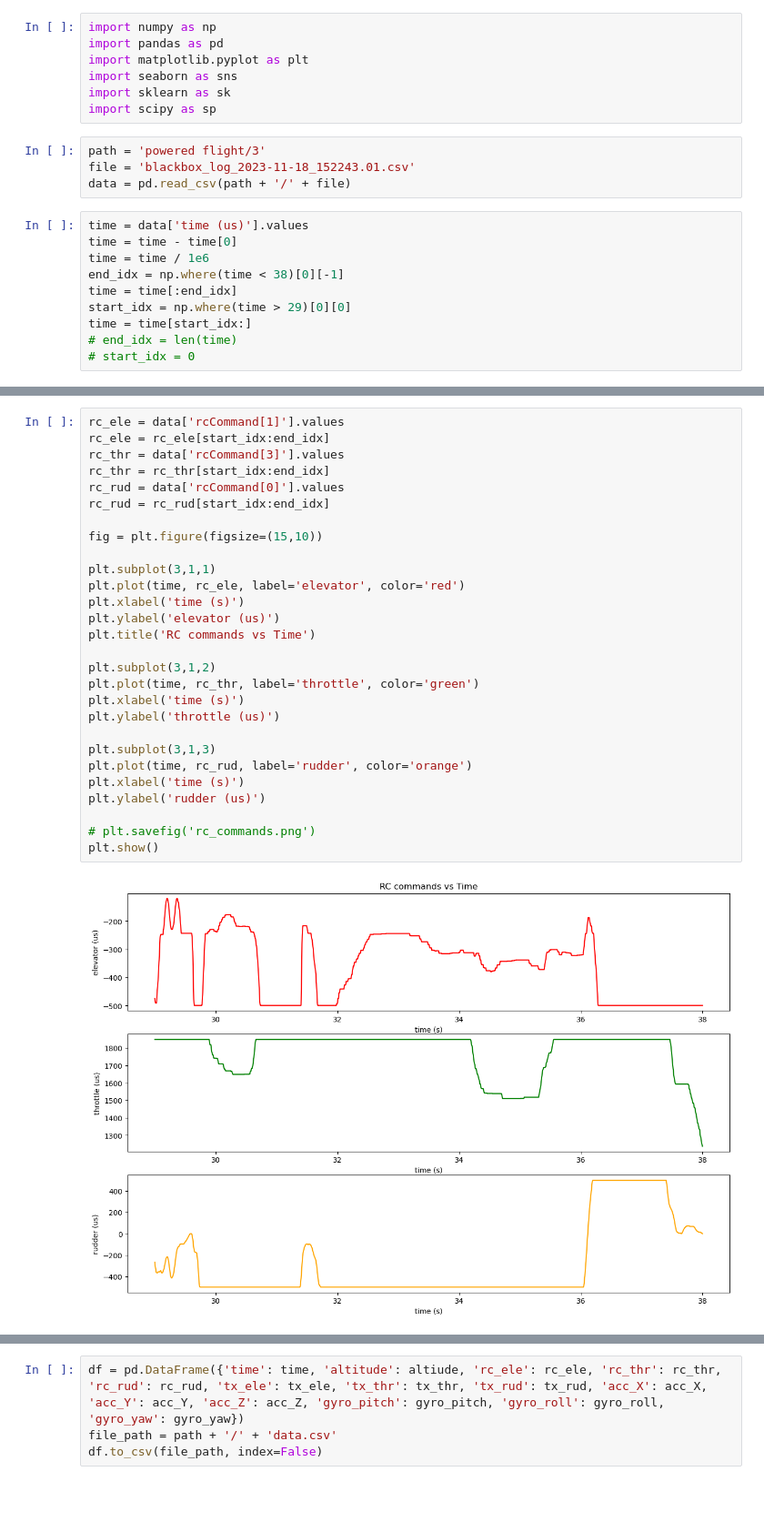
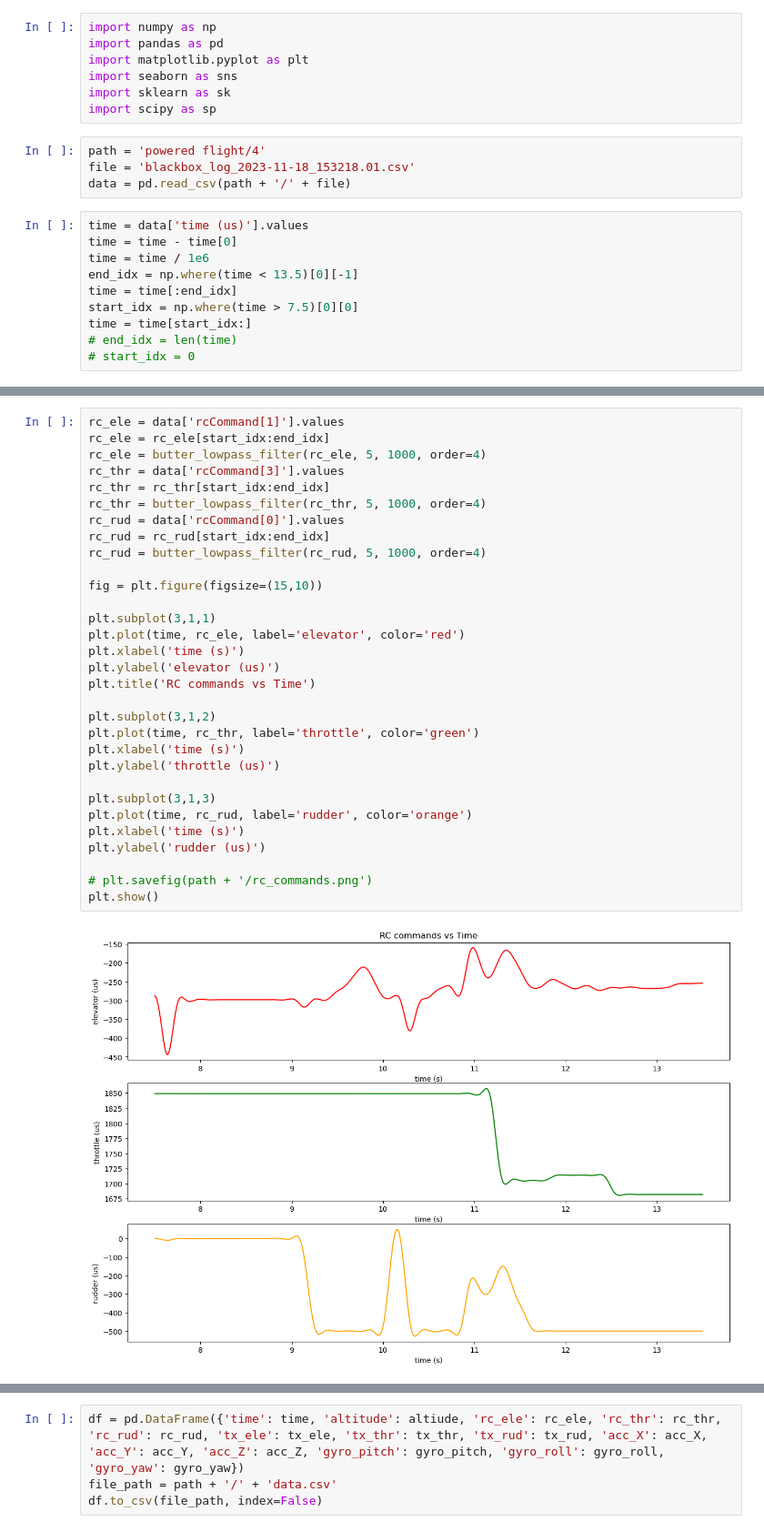
Before and after one commit to snehit2401/FWR-flight-data, a Jupyter notebook: analysis.ipynb, the cells around one changed output, grey strips where cells are left out. Shown at 91% size. Drawn from its saved outputs; the diff is of its cells as text; blank space fills up the shorter version.

```diff
--- a/analysis.ipynb
+++ b/analysis.ipynb
@@ -6,16 +6,16 @@ import seaborn as sns
 import sklearn as sk
 import scipy as sp
 # %%
-path = 'powered flight/3'
-file = 'blackbox_log_2023-11-18_152243.01.csv'
+path = 'powered flight/4'
+file = 'blackbox_log_2023-11-18_153218.01.csv'
 data = pd.read_csv(path + '/' + file)
 # %%
 time = data['time (us)'].values
 time = time - time[0]
 time = time / 1e6
-end_idx = np.where(time < 38)[0][-1]
+end_idx = np.where(time < 13.5)[0][-1]
 time = time[:end_idx]
-start_idx = np.where(time > 29)[0][0]
+start_idx = np.where(time > 7.5)[0][0]
 time = time[start_idx:]
 # end_idx = len(time)
 # start_idx = 0
@@ -50,33 +47,36 @@ plt.show()
 # %%
 rc_ele = data['rcCommand[1]'].values
 rc_ele = rc_ele[start_idx:end_idx]
+rc_ele = butter_lowpass_filter(rc_ele, 5, 1000, order=4)
 rc_thr = data['rcCommand[3]'].values
 rc_thr = rc_thr[start_idx:end_idx]
+rc_thr = butter_lowpass_filter(rc_thr, 5, 1000, order=4)
 rc_rud = data['rcCommand[0]'].values
 rc_rud = rc_rud[start_idx:end_idx]
+rc_rud = butter_lowpass_filter(rc_rud, 5, 1000, order=4)
 
 fig = plt.figure(figsize=(15,10))
 
 plt.subplot(3,1,1)
 plt.plot(time, rc_ele, label='elevator', color='red')
 plt.xlabel('time (s)')
 plt.ylabel('elevator (us)')
 plt.title('RC commands vs Time')
 
 plt.subplot(3,1,2)
 plt.plot(time, rc_thr, label='throttle', color='green')
 plt.xlabel('time (s)')
 plt.ylabel('throttle (us)')
 
 plt.subplot(3,1,3)
 plt.plot(time, rc_rud, label='rudder', color='orange')
 plt.xlabel('time (s)')
 plt.ylabel('rudder (us)')
 
-# plt.savefig('rc_commands.png')
+# plt.savefig(path + '/rc_commands.png')
 plt.show()
 # %% [output]
-[figure, old version]
+[figure, new version]
 # %%
 tx_ele = data['rcData[1]'].values
 tx_ele = tx_ele[start_idx:end_idx]
```
Also changed, not shown: parts of 5 cells of this notebook, 22 other files.
